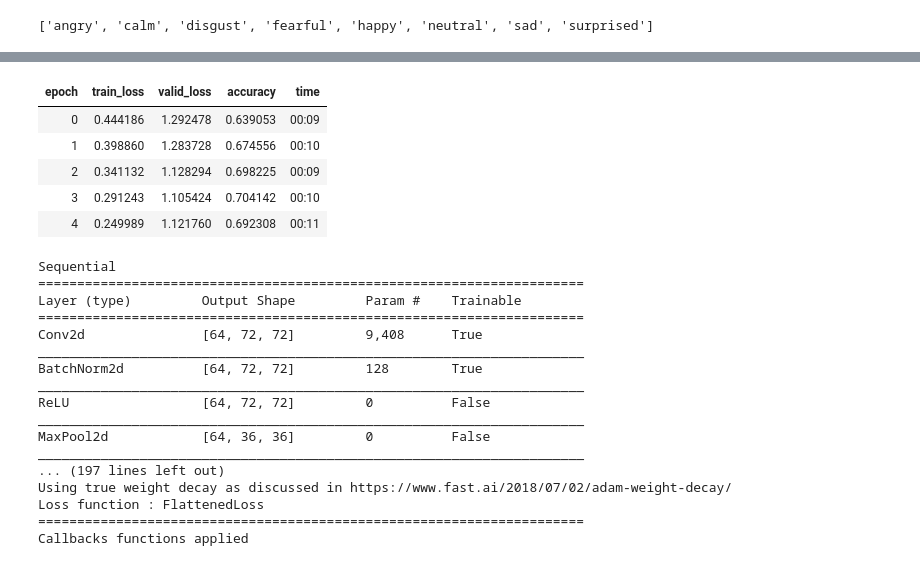
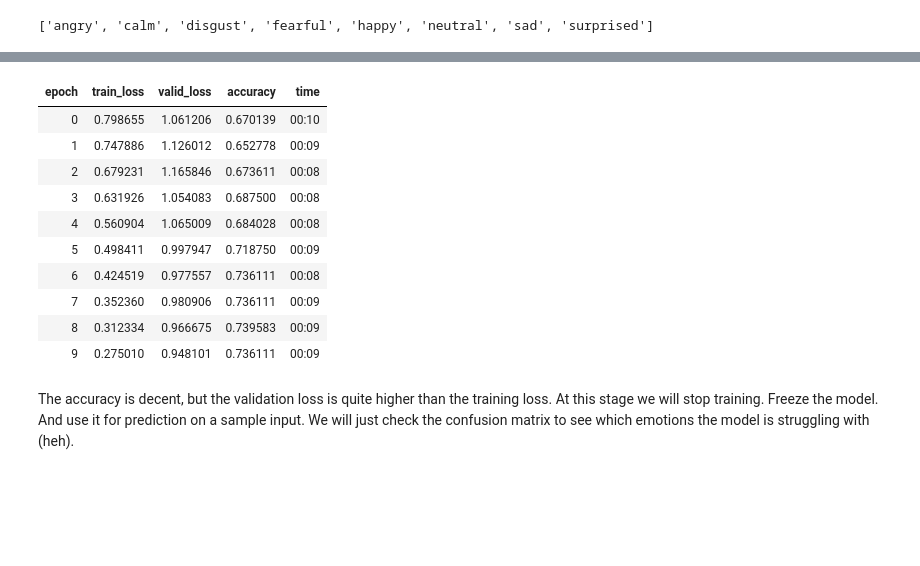
Before and after one commit to sahiljuneja/kaggle-ctds, a Jupyter notebook: model_train.ipynb, the cells around one changed output, grey strips where cells are left out. Drawn from its saved outputs; the diff is of its cells as text; code cells hidden in the pictures; blank space fills up the shorter version.

```diff
--- a/model_train.ipynb
+++ b/model_train.ipynb
@@ -117,0 +118,10 @@ LR Finder is complete, type {learner_name}.recorder.plot() to see the graph.
+# %%
+tfms = get_transforms(do_flip=False,flip_vert=False, max_lighting=0.1, max_zoom=1.05, max_warp=0.,max_rotate=5)
+
+np.random.seed(42)
+data = ImageDataBunch.from_folder(path, train=".", valid_pct=0.2,
+        ds_tfms=tfms, size=144, num_workers=4).normalize(imagenet_stats)
+
+learn = cnn_learner(data, models.resnet34, metrics=accuracy)
+# %%
+learn.fit_one_cycle(5)
@@ -117,0 +149,2 @@ LR Finder is complete, type {learner_name}.recorder.plot() to see the graph.
+# %%
+learn.fit_one_cycle(5, max_lr=slice(3e-5, 3e-4))
@@ -118,29 +171,16 @@ LR Finder is complete, type {learner_name}.recorder.plot() to see the graph.
 # %%
-learn.fit_one_cycle(5, max_lr=1e-4)
+learn.fit_one_cycle(10, max_lr=1e-4)
 # %% [output]
 | epoch | train_loss | valid_loss | accuracy | time |
-| 0 | 0.444186 | 1.292478 | 0.639053 | 00:09 |
-| 1 | 0.398860 | 1.283728 | 0.674556 | 00:10 |
-| 2 | 0.341132 | 1.128294 | 0.698225 | 00:09 |
-| 3 | 0.291243 | 1.105424 | 0.704142 | 00:10 |
-| 4 | 0.249989 | 1.121760 | 0.692308 | 00:11 |
+| 0 | 0.798655 | 1.061206 | 0.670139 | 00:10 |
+| 1 | 0.747886 | 1.126012 | 0.652778 | 00:09 |
+| 2 | 0.679231 | 1.165846 | 0.673611 | 00:08 |
+| 3 | 0.631926 | 1.054083 | 0.687500 | 00:08 |
+| 4 | 0.560904 | 1.065009 | 0.684028 | 00:08 |
+| 5 | 0.498411 | 0.997947 | 0.718750 | 00:09 |
+| 6 | 0.424519 | 0.977557 | 0.736111 | 00:08 |
+| 7 | 0.352360 | 0.980906 | 0.736111 | 00:09 |
+| 8 | 0.312334 | 0.966675 | 0.739583 | 00:09 |
+| 9 | 0.275010 | 0.948101 | 0.736111 | 00:09 |
-# %%
-learn.summary()
-# %% [output]
-Sequential
-======================================================================
-Layer (type)         Output Shape         Param #    Trainable
-======================================================================
-Conv2d               [64, 72, 72]         9,408      True
-______________________________________________________________________
-BatchNorm2d          [64, 72, 72]         128        True
-______________________________________________________________________
-ReLU                 [64, 72, 72]         0          False
-______________________________________________________________________
-MaxPool2d            [64, 36, 36]         0          False
-______________________________________________________________________
-... (197 lines left out)
-Using true weight decay as discussed in https://www.fast.ai/2018/07/02/adam-weight-decay/
-Loss function : FlattenedLoss
-======================================================================
-Callbacks functions applied
+# %% [markdown]
+The accuracy is decent, but the validation loss is quite higher than the training loss. At this stage we will stop training. Freeze the model. And use it for prediction on a sample input. We will just check the confusion matrix to see which emotions the model is struggling with (heh).
```
Also changed, not shown: parts of 21 cells of this notebook.
